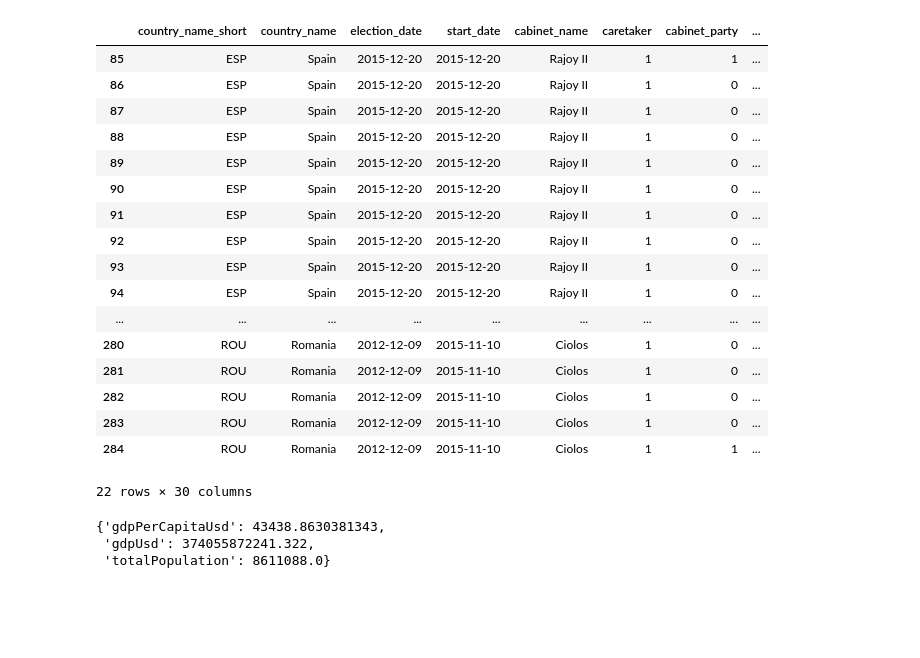
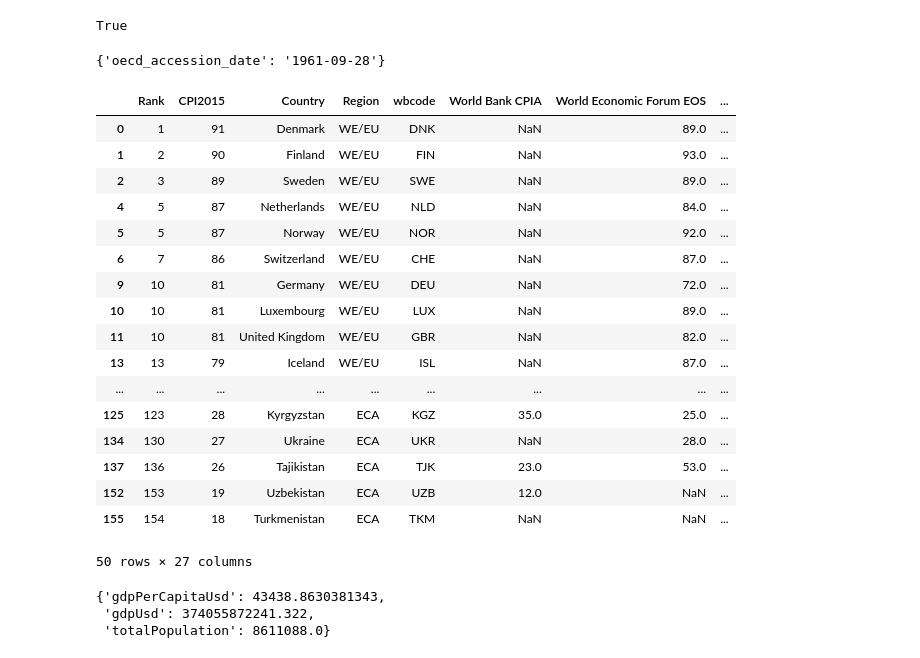
Before and after one commit to kebuhcah/kebucah-herokuapp, a Jupyter notebook: notebooks/parlgov_merge.ipynb, the cells around one changed output. Saved outputs shown, nothing was run; the diff lists cells and outputs as text; code cells hidden in the pictures; blank space fills up the shorter version.

```diff
--- a/notebooks/parlgov_merge.ipynb
+++ b/notebooks/parlgov_merge.ipynb
@@ -67,29 +87,13 @@ data={code:getPartyJson(code) for code in Cabinets['country_name_short'].drop_du
 
 with open('../public/parlgov.json', 'w') as outfile:
     json.dump(data, outfile,indent=4, default='')
-# %%
-Cabinets[Cabinets.country_name=='Germany']
-
-Cabinets[Cabinets.caretaker==1]
-# %% [output]
-|  | country_name_short | country_name | election_date | start_date | cabinet_name | caretaker | cabinet_party | ... |
-| 85 | ESP | Spain | 2015-12-20 | 2015-12-20 | Rajoy II | 1 | 1 | ... |
-| 86 | ESP | Spain | 2015-12-20 | 2015-12-20 | Rajoy II | 1 | 0 | ... |
-| 87 | ESP | Spain | 2015-12-20 | 2015-12-20 | Rajoy II | 1 | 0 | ... |
-| 88 | ESP | Spain | 2015-12-20 | 2015-12-20 | Rajoy II | 1 | 0 | ... |
-| 89 | ESP | Spain | 2015-12-20 | 2015-12-20 | Rajoy II | 1 | 0 | ... |
-| 90 | ESP | Spain | 2015-12-20 | 2015-12-20 | Rajoy II | 1 | 0 | ... |
-| 91 | ESP | Spain | 2015-12-20 | 2015-12-20 | Rajoy II | 1 | 0 | ... |
-| 92 | ESP | Spain | 2015-12-20 | 2015-12-20 | Rajoy II | 1 | 0 | ... |
-| 93 | ESP | Spain | 2015-12-20 | 2015-12-20 | Rajoy II | 1 | 0 | ... |
-| 94 | ESP | Spain | 2015-12-20 | 2015-12-20 | Rajoy II | 1 | 0 | ... |
-| ... | ... | ... | ... | ... | ... | ... | ... | ... |
-| 280 | ROU | Romania | 2012-12-09 | 2015-11-10 | Ciolos | 1 | 0 | ... |
-| 281 | ROU | Romania | 2012-12-09 | 2015-11-10 | Ciolos | 1 | 0 | ... |
-| 282 | ROU | Romania | 2012-12-09 | 2015-11-10 | Ciolos | 1 | 0 | ... |
-| 283 | ROU | Romania | 2012-12-09 | 2015-11-10 | Ciolos | 1 | 0 | ... |
-| 284 | ROU | Romania | 2012-12-09 | 2015-11-10 | Ciolos | 1 | 1 | ... |
-22 rows × 30 columns
+# %%
+print 'CHE'in Country.name_short.tolist()
+
+Country[Country.name_short=='CHE'].reset_index(drop=True).T.drop('name_short')[0].dropna().to_dict()
+# %% [output]
+True
+{'oecd_accession_date': '1961-09-28'}
 # %%
 CPI_2015_data=pd.read_excel('../build/CPI_2015_data.xlsx')
 CPI_2015_data=CPI_2015_data[CPI_2015_data.Region.isin(['ECA','WE/EU'])]
@@ -103,6 +107,27 @@ WDI_data=WDI_data[['Country Code','Indicator Code','2015']][WDI_data['Country Co
             'NY.GDP.MKTP.CD':'gdpUsd',
             'NY.GDP.PCAP.CD':'gdpPerCapitaUsd',
         }).rename_axis(None,axis=1)
+# %%
+CPI_2015_data
+# %% [output]
+|  | Rank | CPI2015 | Country | Region | wbcode | World Bank CPIA | World Economic Forum EOS | ... |
+| 0 | 1 | 91 | Denmark | WE/EU | DNK | NaN | 89.0 | ... |
+| 1 | 2 | 90 | Finland | WE/EU | FIN | NaN | 93.0 | ... |
+| 2 | 3 | 89 | Sweden | WE/EU | SWE | NaN | 89.0 | ... |
+| 4 | 5 | 87 | Netherlands | WE/EU | NLD | NaN | 84.0 | ... |
+| 5 | 5 | 87 | Norway | WE/EU | NOR | NaN | 92.0 | ... |
+| 6 | 7 | 86 | Switzerland | WE/EU | CHE | NaN | 87.0 | ... |
+| 9 | 10 | 81 | Germany | WE/EU | DEU | NaN | 72.0 | ... |
+| 10 | 10 | 81 | Luxembourg | WE/EU | LUX | NaN | 89.0 | ... |
+| 11 | 10 | 81 | United Kingdom | WE/EU | GBR | NaN | 82.0 | ... |
+| 13 | 13 | 79 | Iceland | WE/EU | ISL | NaN | 87.0 | ... |
+| ... | ... | ... | ... | ... | ... | ... | ... | ... |
+| 125 | 123 | 28 | Kyrgyzstan | ECA | KGZ | 35.0 | 25.0 | ... |
+| 134 | 130 | 27 | Ukraine | ECA | UKR | NaN | 28.0 | ... |
+| 137 | 136 | 26 | Tajikistan | ECA | TJK | 23.0 | 53.0 | ... |
+| 152 | 153 | 19 | Uzbekistan | ECA | UZB | 12.0 | NaN | ... |
+| 155 | 154 | 18 | Turkmenistan | ECA | TKM | NaN | NaN | ... |
+50 rows × 27 columns
 # %%
 code='AUT'
 
```
Also changed, not shown: parts of 4 cells of this notebook, 1 other file.
